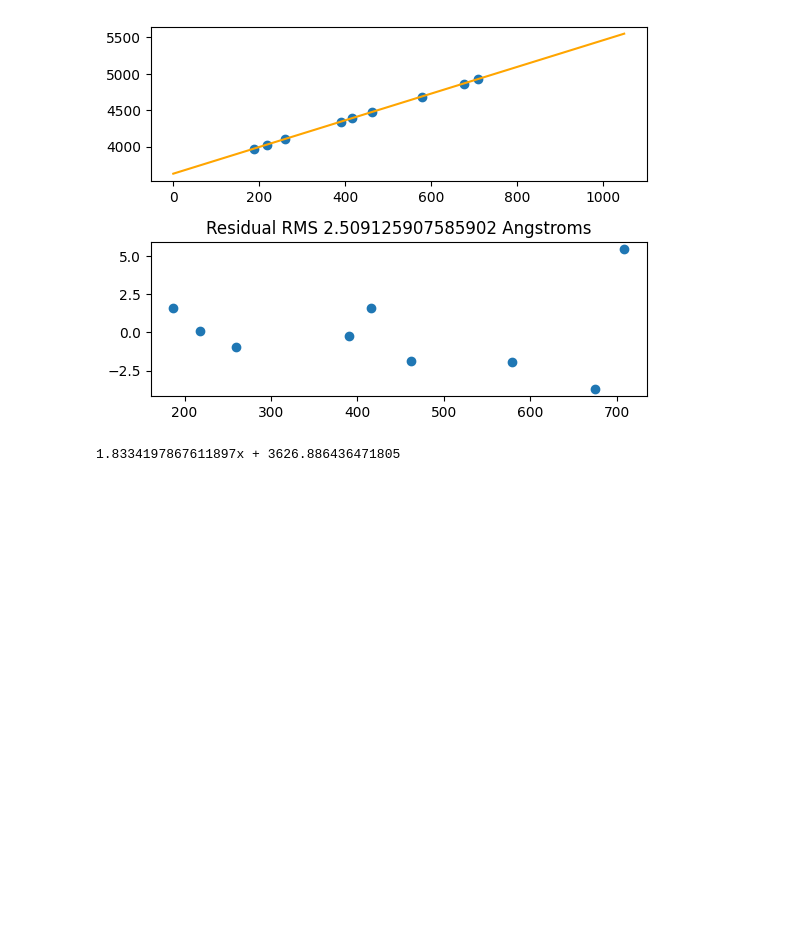
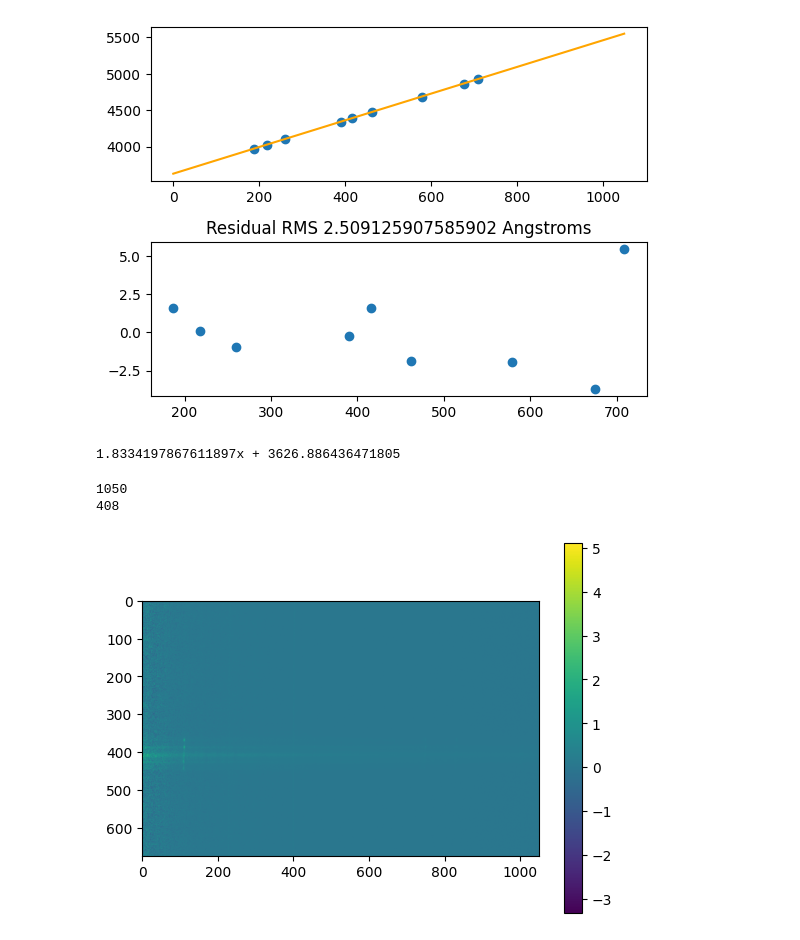
Before and after one commit to IStoleTheCookieJar/PipRedObs, a Jupyter notebook: TestingGround.ipynb, the cells around one changed output. Cells and saved outputs as stored; diff of their text form; code cells hidden in the pictures; blank space fills up the shorter version.

```diff
--- a/TestingGround.ipynb
+++ b/TestingGround.ipynb
@@ -311,3 +311,19 @@ f.write(f"{coef1[0]}x + {coef1[1]}")
 f.close()
 # %% [output]
 1.8334197867611897x + 3626.886436471805
+# %%
+trial = fits.open("/Users/Kalvyn/Desktop/Obs2/APO_Data/galspec_N2.0023b.C.B.D.F.R.fits")
+data = trial[0].data
+plt.imshow(data)
+plt.colorbar();
+arg_y_array = np.array([])
+print(data.shape[1])
+for i in range(data.shape[1]):
+    arg_y = np.argmax(data[:,i])
+    arg_y_array = np.append(arg_y_array, arg_y)
+argy = int(np.median(arg_y_array))
+print(argy)
+# %% [output]
+1050
+408
+[figure, added]
```
Also changed, not shown: parts of 3 cells of this notebook, 1 other file.
